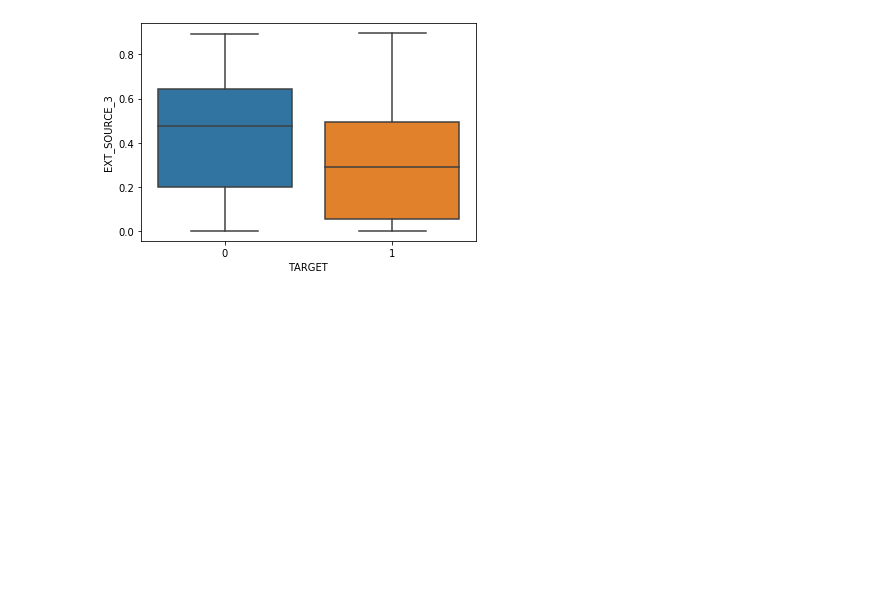
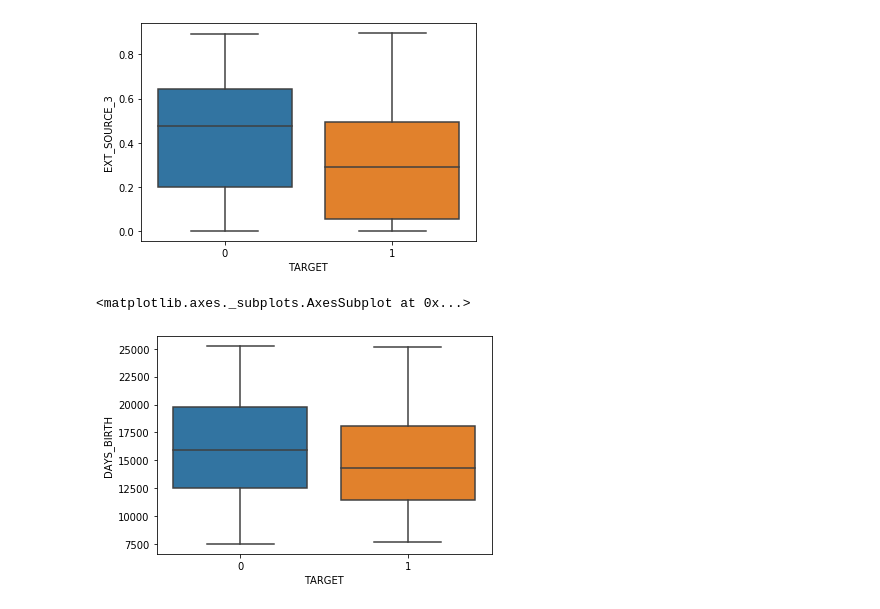
Before and after one commit to SaruXuan/4th-ML100Days, a Jupyter notebook: homework/Day_015_HW.ipynb, the cells around one changed output. Cells and saved outputs as stored; diff of their text form; code cells hidden in the pictures; blank space fills up the shorter version.

```diff
--- a/homework/Day_015_HW.ipynb
+++ b/homework/Day_015_HW.ipynb
@@ -153,3 +169,8 @@ sns.boxplot(x='TARGET', y='EXT_SOURCE_3', data=dt, orient='v')
 # %% [output]
 <matplotlib.axes._subplots.AxesSubplot at 0x...>
 [figure]
+# %%
+sns.boxplot(data=app_train, x='TARGET', y='DAYS_BIRTH', orient='v')
+# %% [output]
+<matplotlib.axes._subplots.AxesSubplot at 0x...>
+[figure, added]
```
Also changed, not shown: parts of 1 cell of this notebook.
